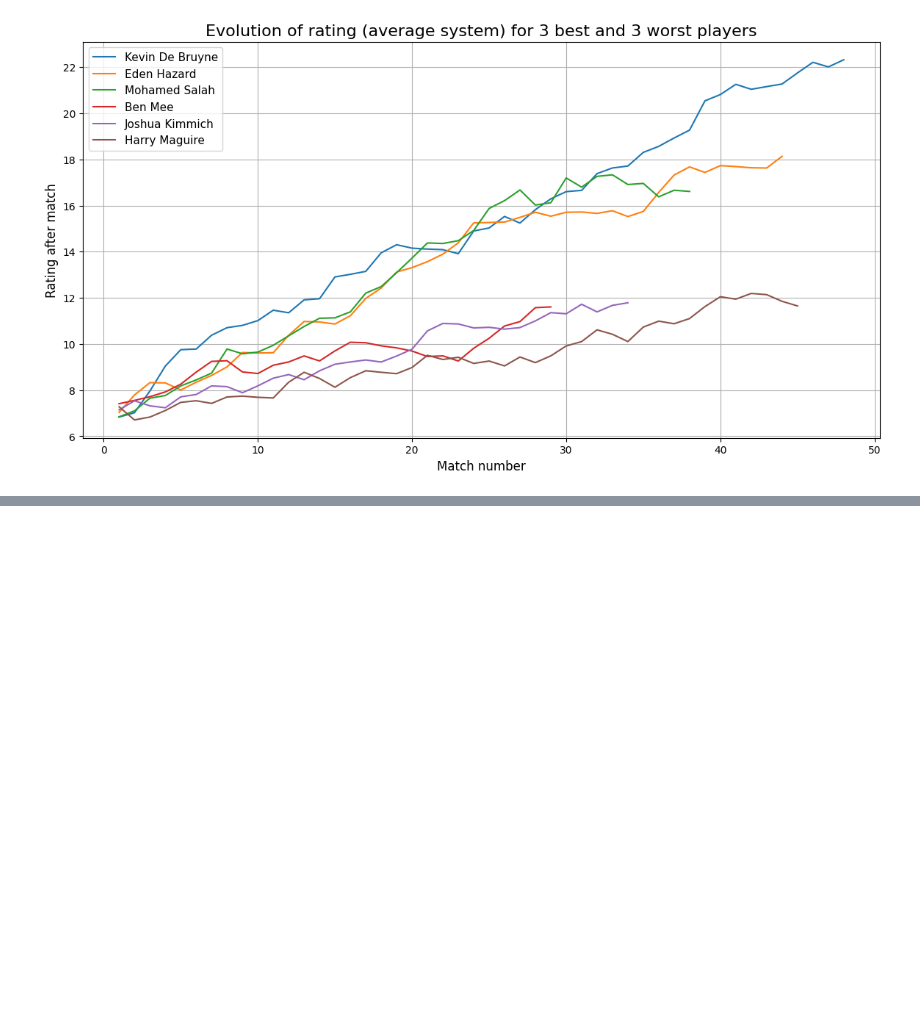
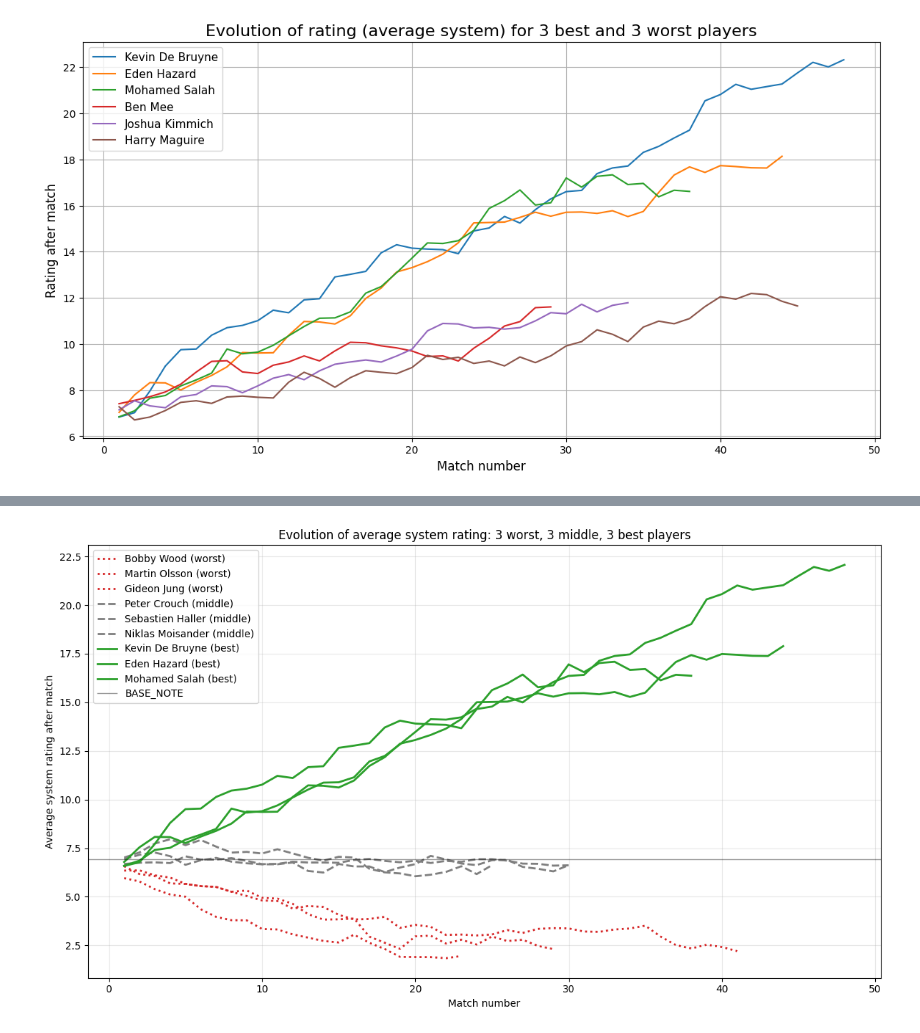
Before and after one commit to AntoineMagninn/GOAL, a Jupyter notebook: Model.ipynb, the cells around one changed output, grey strips where cells are left out. Drawn from its saved outputs; the diff is of its cells as text; code cells hidden in the pictures; blank space fills up the shorter version.

```diff
--- a/Model.ipynb
+++ b/Model.ipynb
@@ -605,0 +735,84 @@ Top 10 by average note:
+# %%
+# ...existing code...
+import matplotlib.pyplot as plt
+
+# Select 3 best, 3 middle, 3 worst (average system)
+fa_clean = final_all.dropna(subset=["final_rating_avg"]).copy()
+
+# Worst (lowest)
+worst_players = (fa_clean.sort_values("final_rating_avg", ascending=True)
+                          .head(3)["player"].tolist())
+
+# Best (highest)
+best_players = (fa_clean.sort_values("final_rating_avg", ascending=False)
+                         .head(3)["player"].tolist())
+
+# Middle (around median)
+fa_sorted = fa_clean.sort_values("final_rating_avg", ascending=True).reset_index(drop=True)
+n = len(fa_sorted)
+if n <= 3:
+    middle_players = fa_sorted["player"].tolist()  # fallback
+else:
+    median_idx = n // 2
+    candidate_idxs = [median_idx - 1, median_idx, median_idx + 1]
+    candidate_idxs = [i for i in candidate_idxs if 0 <= i < n]
+    # Ensure exactly 3 if possible
+    if len(candidate_idxs) > 3:
+        candidate_idxs = candidate_idxs[:3]
+    elif len(candidate_idxs) < 3 and n >= 3:
+        # pad from center outward
+        needed = 3 - len(candidate_idxs)
+        extra = []
+        for i in range(n):
+            if i not in candidate_idxs:
+                extra.append(i)
+            if len(extra) == needed:
+                break
+        candidate_idxs += extra
+    middle_players = fa_sorted.loc[sorted(candidate_idxs), "player"].tolist()
+
+players_to_plot = worst_players + middle_players + best_players
+
+print("Worst 3:", worst_players)
+print("Middle 3:", middle_players)
+print("Best 3:", best_players)
+
+# Time series subset (average system)
+ts_subset = ts_avg[ts_avg["player"].isin(players_to_plot)].copy()
+ts_subset = ts_subset.sort_values(["player","date","match"])
+ts_subset["match_number"] = ts_subset.groupby("player").cumcount() + 1
+
+# Group assignment
+group_map = {}
+for p in worst_players:  group_map[p] = "worst"
+for p in middle_players: group_map[p] = "middle"
+for p in best_players:   group_map[p] = "best"
+ts_subset["group"] = ts_subset["player"].map(group_map)
+
+style_cfg = {
+    "worst":  {"linestyle":":",  "linewidth":2, "color":"tab:red"},
+    "middle": {"linestyle":"--", "linewidth":2, "color":"tab:gray"},
+    "best":   {"linestyle":"-",  "linewidth":2, "color":"tab:green"},
+}
+
+plt.figure(figsize=(12,7))
+for player in players_to_plot:
+    d = ts_subset[ts_subset["player"] == player]
+    g = group_map[player]
+    plt.plot(d["match_number"],
+             d["rating_after"],
+             label=f"{player} ({g})",
+             **style_cfg[g])
+
+# Reference line at BASE_NOTE
+plt.axhline(BASE_NOTE, color="black", linewidth=1, alpha=0.4, label="BASE_NOTE")
+
+plt.xlabel("Match number")
+plt.ylabel("Average system rating after match")
+plt.title("Evolution of average system rating: 3 worst, 3 middle, 3 best players")
+plt.legend()
+plt.grid(True, alpha=0.3)
+plt.tight_layout()
+plt.show()
+#
+# %% [output]
@@ -605,0 +822 @@ Top 10 by average note:
+[figure, added]
```
Also changed, not shown: parts of 9 cells of this notebook, 2 other files.
